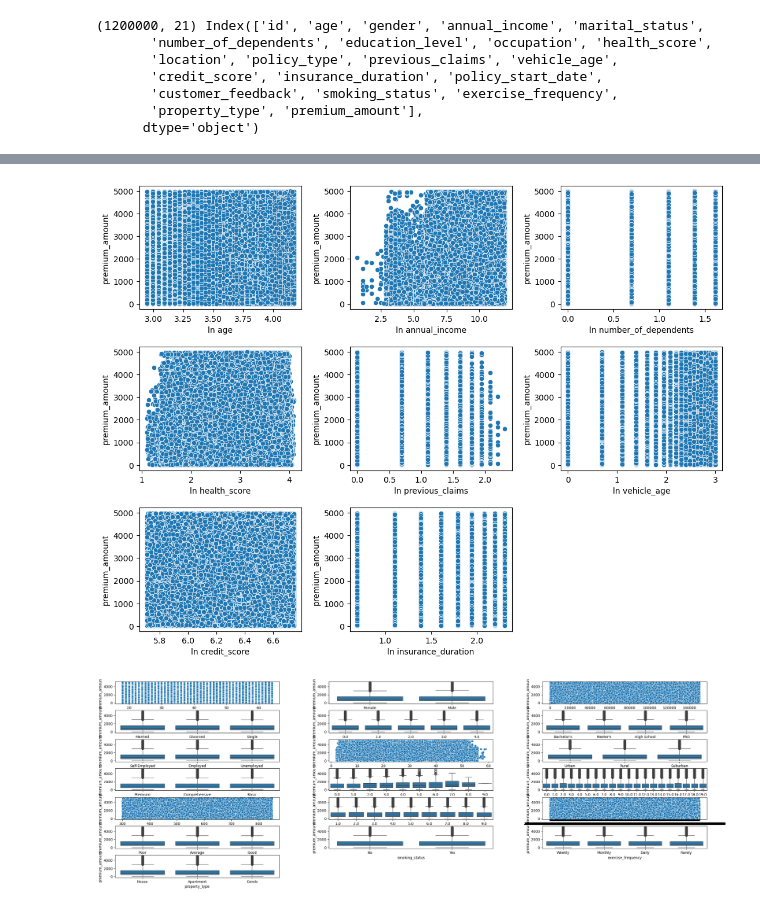
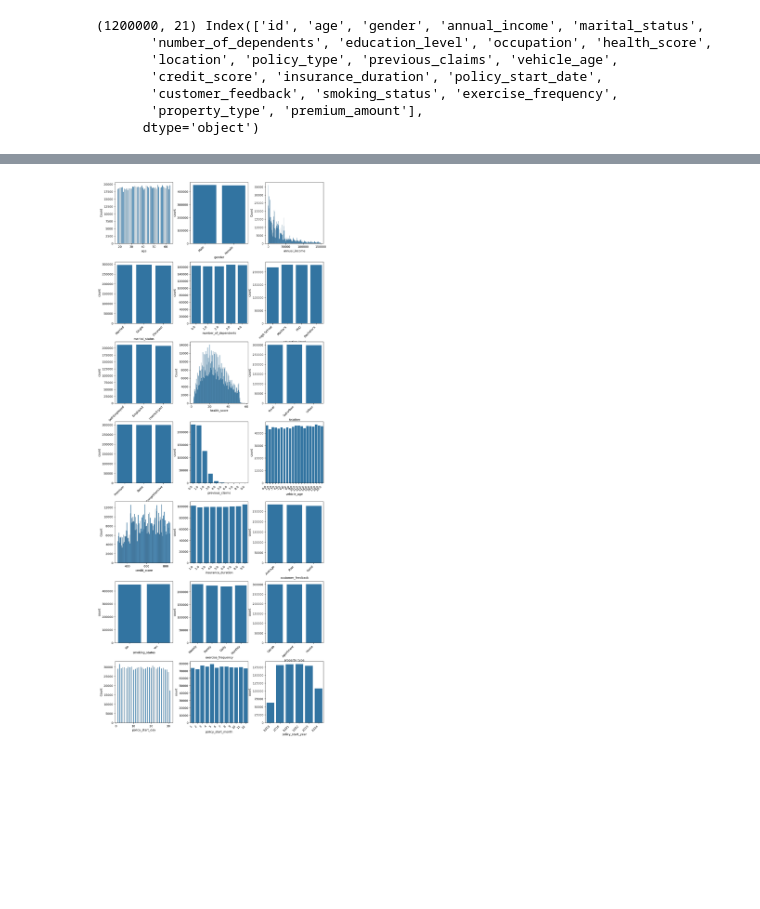
Before and after one commit to LokeshTiwari004/RegressionInsurance, a Jupyter notebook: EDA.ipynb, the cells around one changed output, grey strips where cells are left out. Cells and saved outputs as stored; diff of their text form; code cells hidden in the pictures; blank space fills up the shorter version.

```diff
--- a/EDA.ipynb
+++ b/EDA.ipynb
@@ -28,6 +38,12 @@ print(df.shape, df.columns)
        'customer_feedback', 'smoking_status', 'exercise_frequency',
        'property_type', 'premium_amount'],
       dtype='object')
+# %%
+df.policy_start_date = pd.to_datetime(df.policy_start_date)
+df['policy_start_day'] = df['policy_start_date'].map(lambda x: x.day)
+df['policy_start_month'] = df['policy_start_date'].map(lambda x: x.month)
+df['policy_start_year'] = df['policy_start_date'].map(lambda x: x.year)
+df = df.drop(['policy_start_date'], axis=1)
 # %%
 df.info()
 # %% [output]
@@ -77,7 +112,7 @@ Covariance Type:            nonrobust
 Notes:
 [1] Standard Errors assume that the covariance matrix of the errors is correctly specified.
 # %%
-for num_feat in corr_mat.columns[1:-1]:
+for num_feat in corr_mat.columns.drop(['premium_amount', 'id']):
   model = ols(f"premium_amount ~ {num_feat}", data=df).fit()
   pval = model.pvalues[num_feat]
   reg_significant = pval < 0.05
@@ -93,0 +134,3 @@ insurance_duration 0.9754 False Insignificant
+# %%
+train, test = train_test_split(df, test_size=0.25, random_state=1)
+print(train.shape, test.shape)
@@ -94,11 +141,11 @@ insurance_duration 0.9754 False Insignificant
 # %%
-plt.figure(figsize=(13, 10))
-for i, num_feat in enumerate(corr_mat.columns[1: -1]):
-  plt.subplot(3, 3, i + 1)
+plt.figure(figsize=(15, 35))
+for i, num_feat in enumerate(train.columns.drop(['premium_amount', 'id'])):
+  plt.subplot(7, 3, i + 1)
   if df[num_feat].nunique() < 21:
-    sns.boxplot(data=df, x=num_feat, y='premium_amount')
+    sns.boxplot(data=train, x=f'{num_feat}', y='premium_amount')
   else:
-    sns.scatterplot(data=df, x=f'{num_feat}', y='premium_amount')
+    sns.scatterplot(data=train, x=f'{num_feat}', y='premium_amount')
 plt.subplots_adjust(wspace=0.3, hspace=0.3)
 plt.show()
 # %% [output]
@@ -106,24 +155,16 @@ plt.show()
 # %%
-plt.figure(figsize=(13, 10))
-for i, num_feat in enumerate(corr_mat.columns[1: -1]):
-  plt.subplot(3, 3, i + 1)
-  x = df.loc[:, num_feat].map(lambda x: np.log1p(x))
-  sns.scatterplot(data=df, x=x, y='premium_amount')
-  plt.xlabel(f'ln {num_feat}')
-  plt.ylabel('premium_amount')
+import warnings
+warnings.filterwarnings('ignore')
+plt.figure(figsize=(13, 34))
+for i, num_feat in enumerate(train.columns.drop(['premium_amount', 'id'])):
+  plt.subplot(7, 3, i + 1)
+  if df[num_feat].nunique() < 21:
+    ax = sns.countplot(data=train, x=f'{num_feat}')
+    ax.set_xticklabels(ax.get_xticklabels(), rotation=45, ha="right")
+  else:
+    ax = sns.histplot(data=train, x=f"{num_feat}")
 plt.subplots_adjust(wspace=0.3, hspace=0.3)
 plt.show()
+plt.close()
 # %% [output]
-[figure, old version]
+[figure, new version]
-# %%
-plt.figure(figsize=(30, 10))
-for i, num_feat in enumerate(df.columns[1: -1]):
-  plt.subplot(7, 3, i + 1)
-  if df[num_feat].nunique() < 21:
-    sns.boxplot(data=df, x=f'{num_feat}', y='premium_amount')
-  else:
-    sns.scatterplot(data=df, x=f'{num_feat}', y='premium_amount')
-plt.subplots_adjust(wspace=0.3, hspace=0.3)
-plt.show()
-# %% [output]
-[figure, removed]
```
Also changed, not shown: parts of 18 cells of this notebook.
